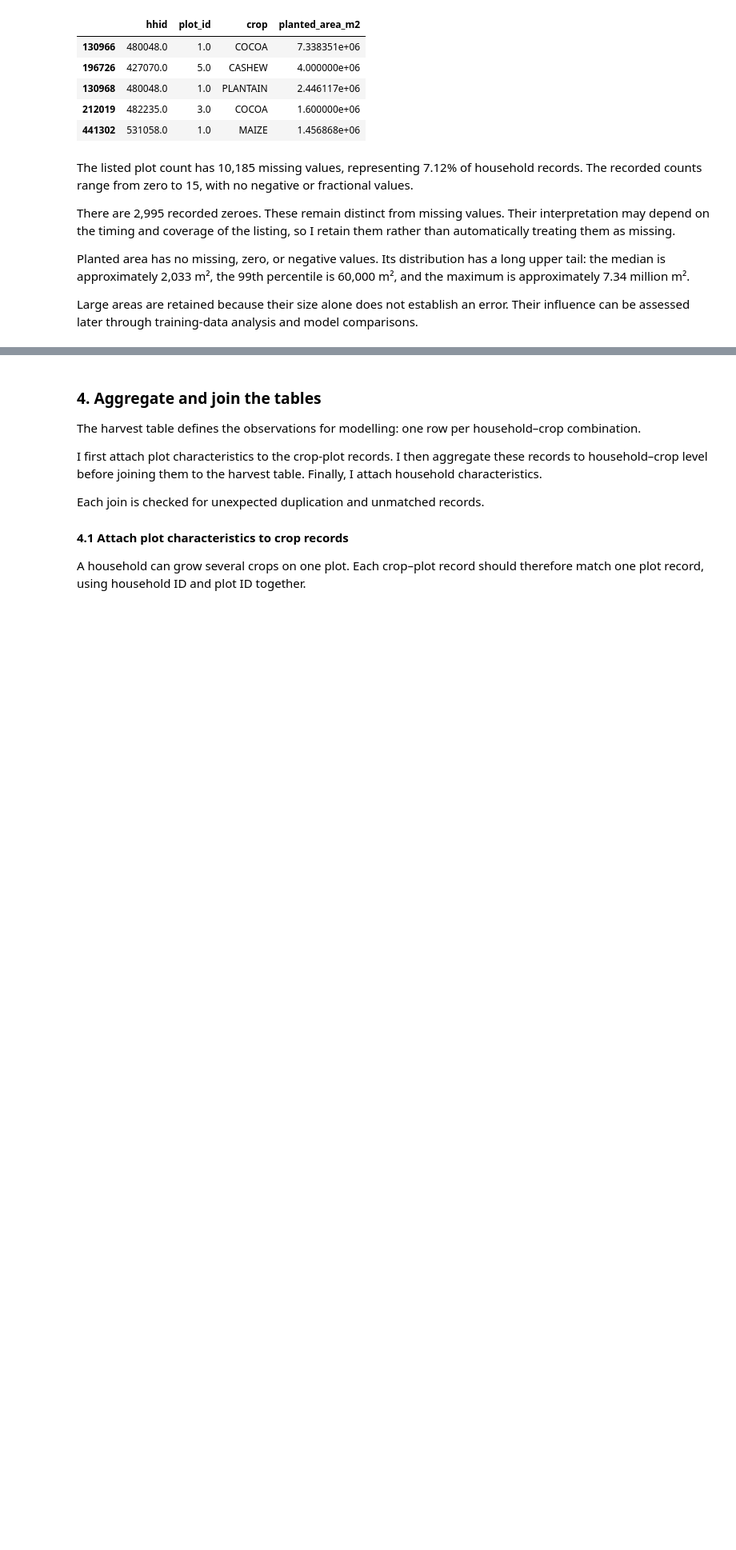
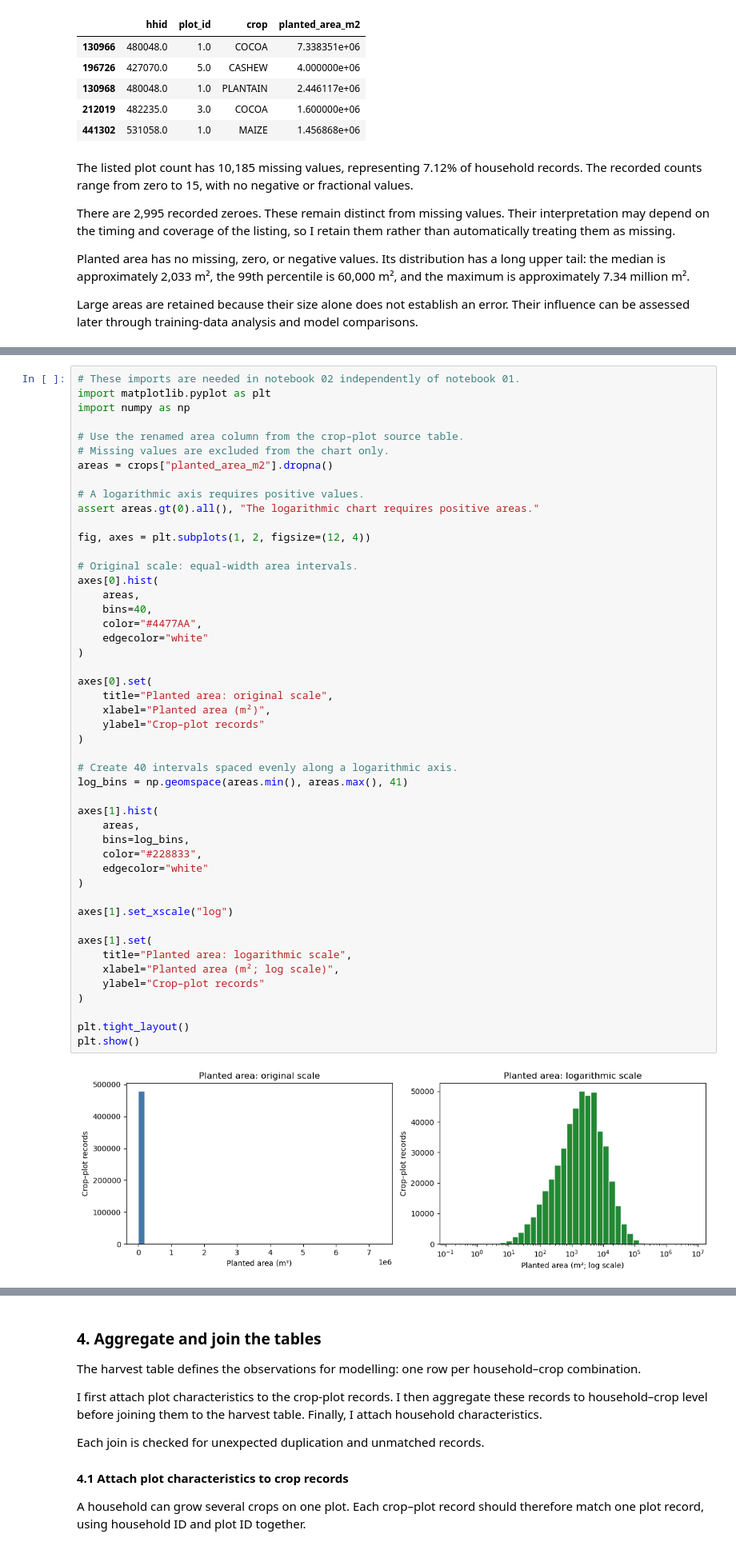
Before and after one commit to Chizycodes/nass-harvest-loss-prediction, a Jupyter notebook: notebooks/02_data_preparation.ipynb, the cells around one changed output, grey strips where cells are left out. Shown at 80% size. Cells and saved outputs as stored; diff of their text form; blank space fills up the shorter version.

```diff
--- a/notebooks/02_data_preparation.ipynb
+++ b/notebooks/02_data_preparation.ipynb
@@ -353,0 +356,50 @@ Large areas are retained because their size alone does not establish an error. T
+# %%
+# These imports are needed in notebook 02 independently of notebook 01.
+import matplotlib.pyplot as plt
+import numpy as np
+
+# Use the renamed area column from the crop–plot source table.
+# Missing values are excluded from the chart only.
+areas = crops["planted_area_m2"].dropna()
+
+# A logarithmic axis requires positive values.
+assert areas.gt(0).all(), "The logarithmic chart requires positive areas."
+
+fig, axes = plt.subplots(1, 2, figsize=(12, 4))
+
+# Original scale: equal-width area intervals.
+axes[0].hist(
+    areas,
+    bins=40,
+    color="#4477AA",
+    edgecolor="white"
+)
+
+axes[0].set(
+    title="Planted area: original scale",
+    xlabel="Planted area (m²)",
+    ylabel="Crop–plot records"
+)
+
+# Create 40 intervals spaced evenly along a logarithmic axis.
+log_bins = np.geomspace(areas.min(), areas.max(), 41)
+
+axes[1].hist(
+    areas,
+    bins=log_bins,
+    color="#228833",
+    edgecolor="white"
+)
+
+axes[1].set_xscale("log")
+
+axes[1].set(
+    title="Planted area: logarithmic scale",
+    xlabel="Planted area (m²; log scale)",
+    ylabel="Crop–plot records"
+)
+
+plt.tight_layout()
+plt.show()
+# %% [output]
+[figure, added]
```
Also changed, not shown: parts of 3 cells of this notebook, 2 other files.
